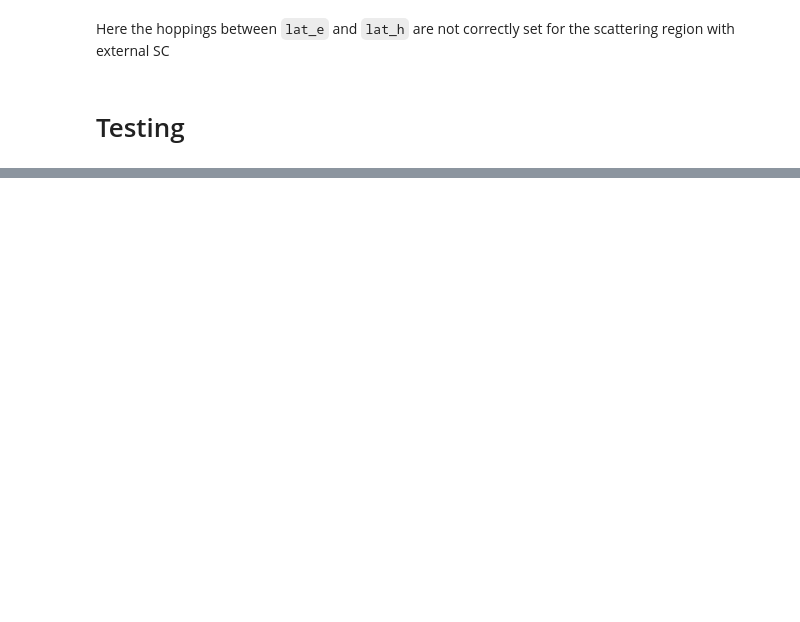
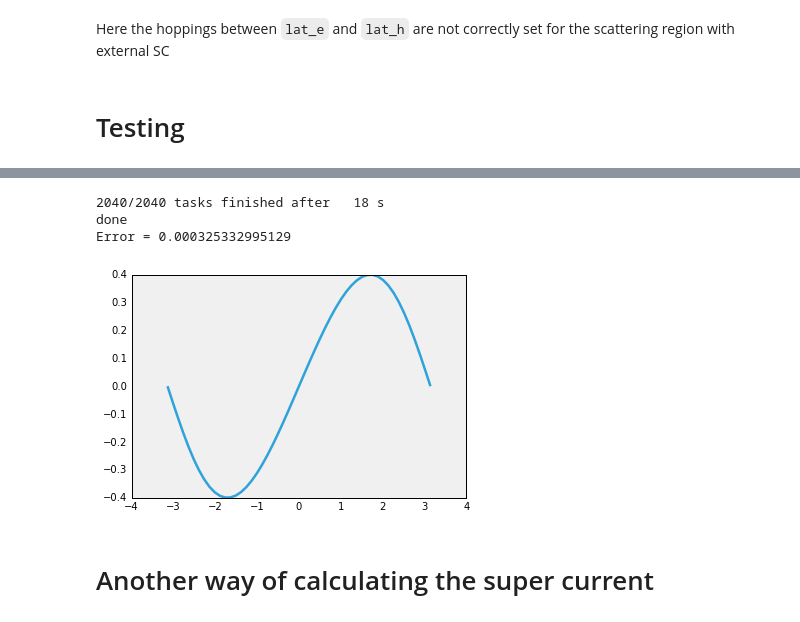
Before and after one commit to basnijholt/supercurrent-majorana-nanowire, a Jupyter notebook: electron-hole-lattice-wire.ipynb, the cells around one changed output, grey strips where cells are left out. Cells and saved outputs as stored; diff of their text form; code cells hidden in the pictures; blank space fills up the shorter version.

Commit message:
Working new way of calculating supercurrent

```diff
--- a/electron-hole-lattice-wire.ipynb
+++ b/electron-hole-lattice-wire.ipynb
@@ -234,0 +259,21 @@ sla.eigsh(H, k=20, sigma=0)
+# %%
+T=delta*0.5
+args_list=[[0.]]
+nmatsfreq = 40
+phases = np.linspace(-np.pi, np.pi, 51)
+
+nullgf_data = solver.matsubara_nullgf_args_map(T, list(range(nmatsfreq)), args_list)
+gf_data = solver.gf_from_nullgf_data(nullgf_data, phases)
+curr_data, error = solver.current_from_gf_data(gf_data)
+print("Error =", error) # Generally error of order 0.01 is Ok for visual data
+
+plt.figure()
+plt.plot(curr_data["phases"][0], curr_data["currents"][0]/delta/W)
+plt.show()
+# %% [output]
+2040/2040 tasks finished after   18 s
+done
+Error = 0.000325332995129
+[figure, added]
+# %% [markdown]
+# Another way of calculating the super current
```
Also changed, not shown: parts of 9 cells of this notebook.
